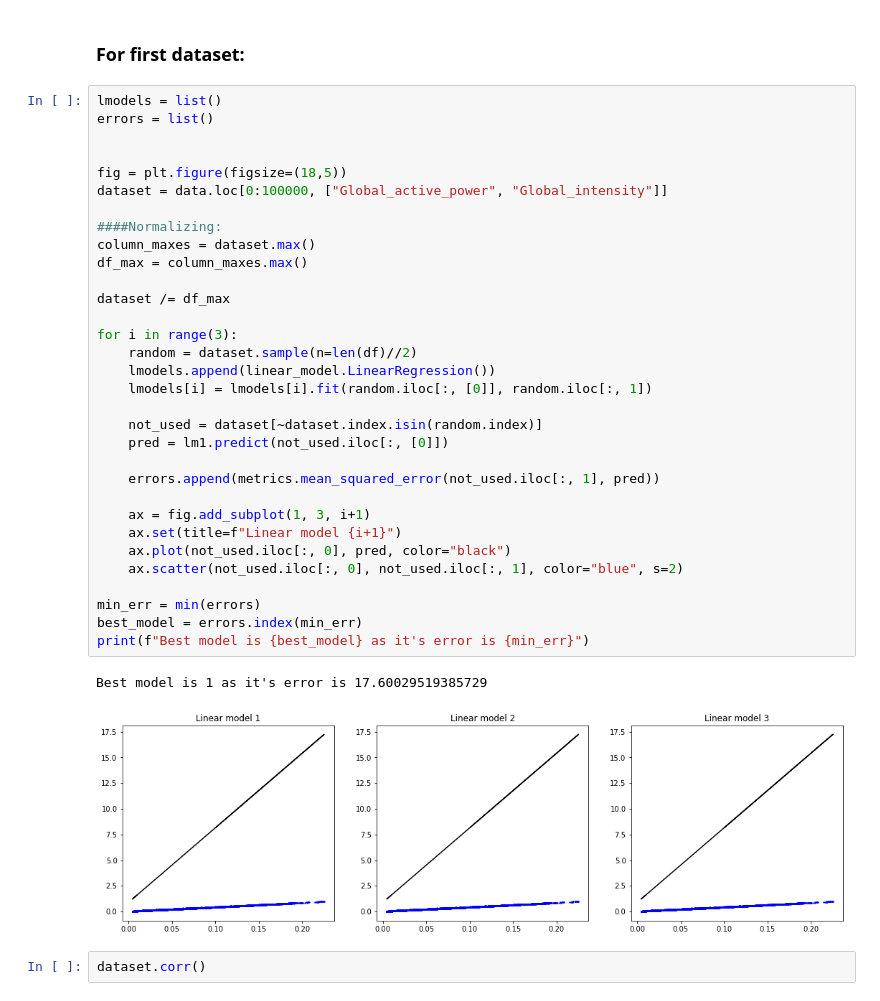
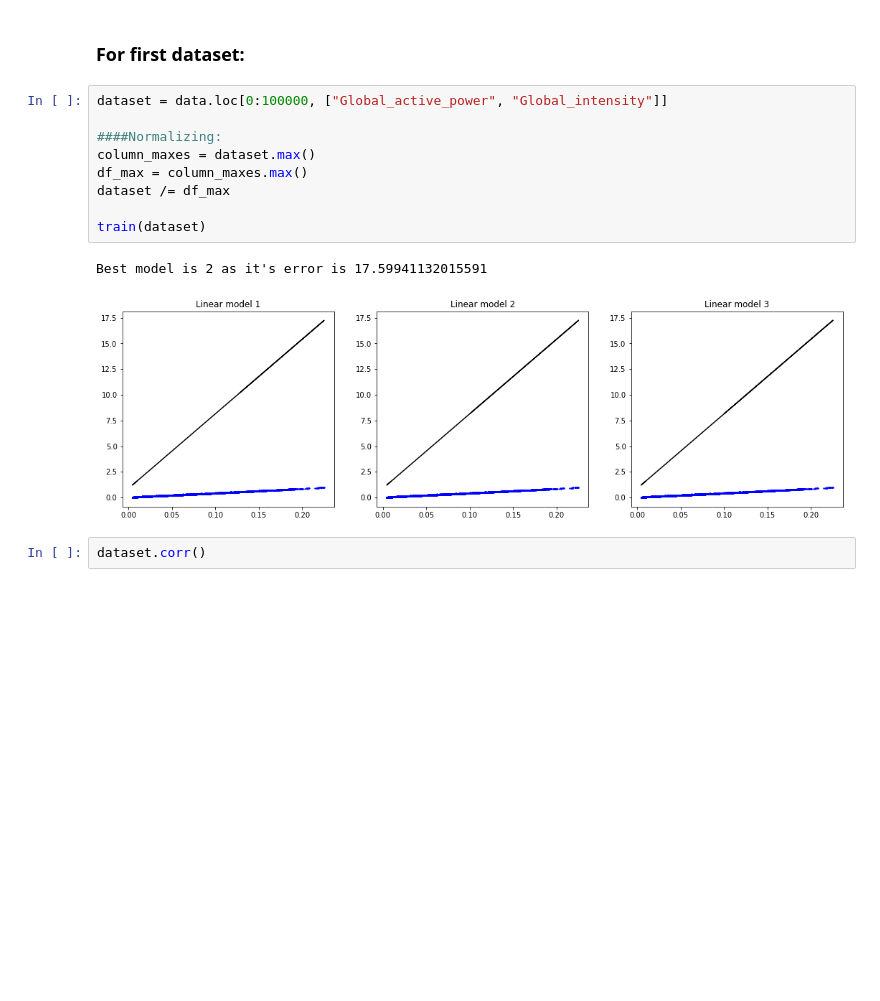
Before and after one commit to Pavel3P/Data-Science, a Jupyter notebook: 3/3.ipynb, the cells around one changed output. Saved outputs shown, nothing was run; the diff lists cells and outputs as text; blank space fills up the shorter version.

```diff
--- a/3/3.ipynb
+++ b/3/3.ipynb
@@ -667,40 +667,17 @@ Best model is 2 as it's error is 0.00021261912001146644
 # %% [markdown]
 ### For first dataset:
-# %%
-lmodels = list()
-errors = list()
-
-
-fig = plt.figure(figsize=(18,5))
-dataset = data.loc[0:100000, ["Global_active_power", "Global_intensity"]]
-
-####Normalizing:
-column_maxes = dataset.max()
-df_max = column_maxes.max()
-
-dataset /= df_max
-
-for i in range(3):
-    random = dataset.sample(n=len(df)//2)
-    lmodels.append(linear_model.LinearRegression())
-    lmodels[i] = lmodels[i].fit(random.iloc[:, [0]], random.iloc[:, 1])
-
-    not_used = dataset[~dataset.index.isin(random.index)]
-    pred = lm1.predict(not_used.iloc[:, [0]])
-
-    errors.append(metrics.mean_squared_error(not_used.iloc[:, 1], pred))
-
-    ax = fig.add_subplot(1, 3, i+1)
-    ax.set(title=f"Linear model {i+1}")
-    ax.plot(not_used.iloc[:, 0], pred, color="black")
-    ax.scatter(not_used.iloc[:, 0], not_used.iloc[:, 1], color="blue", s=2)
-
-min_err = min(errors)
-best_model = errors.index(min_err)
-print(f"Best model is {best_model} as it's error is {min_err}")
-# %% [output]
-Best model is 1 as it's error is 17.60029519385729
-[figure, removed]
+# %%
+dataset = data.loc[0:100000, ["Global_active_power", "Global_intensity"]]
+
+####Normalizing:
+column_maxes = dataset.max()
+df_max = column_maxes.max()
+dataset /= df_max
+
+train(dataset)
+# %% [output]
+Best model is 2 as it's error is 17.59941132015591
+[figure, added]
 # %%
 dataset.corr()
 # %% [output]
```
Also changed, not shown: parts of 3 cells of this notebook.
